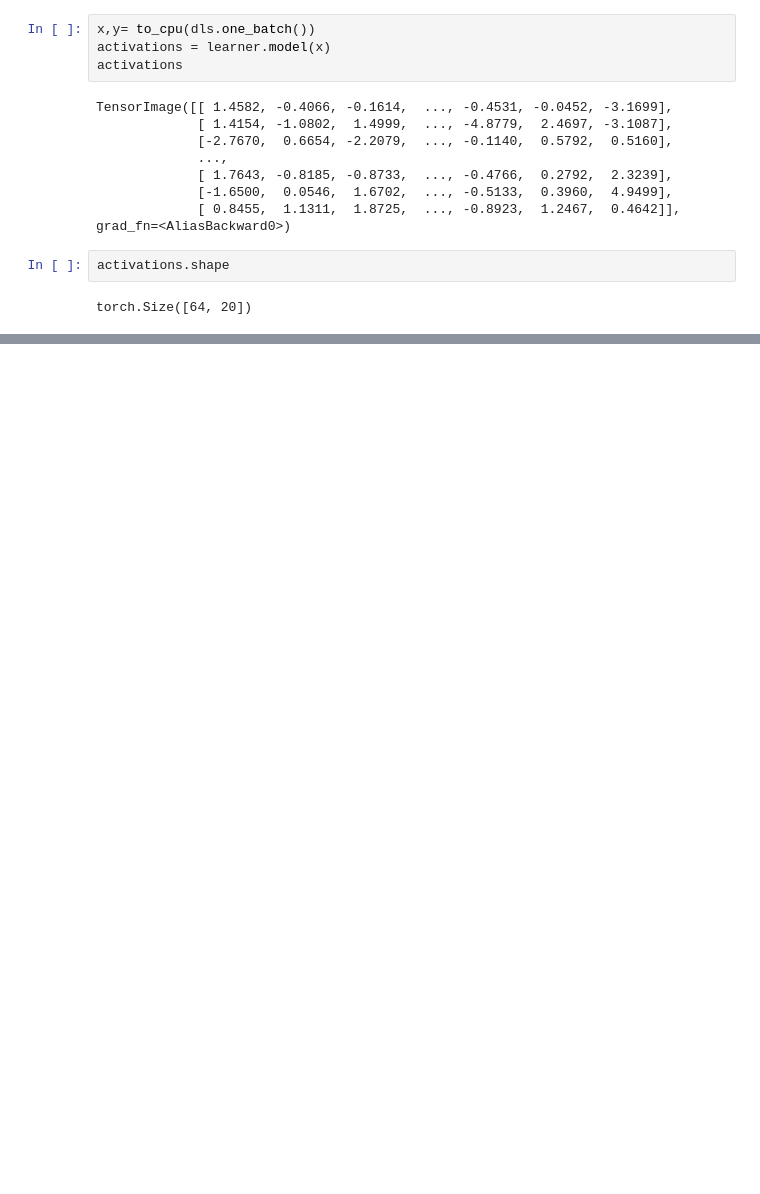
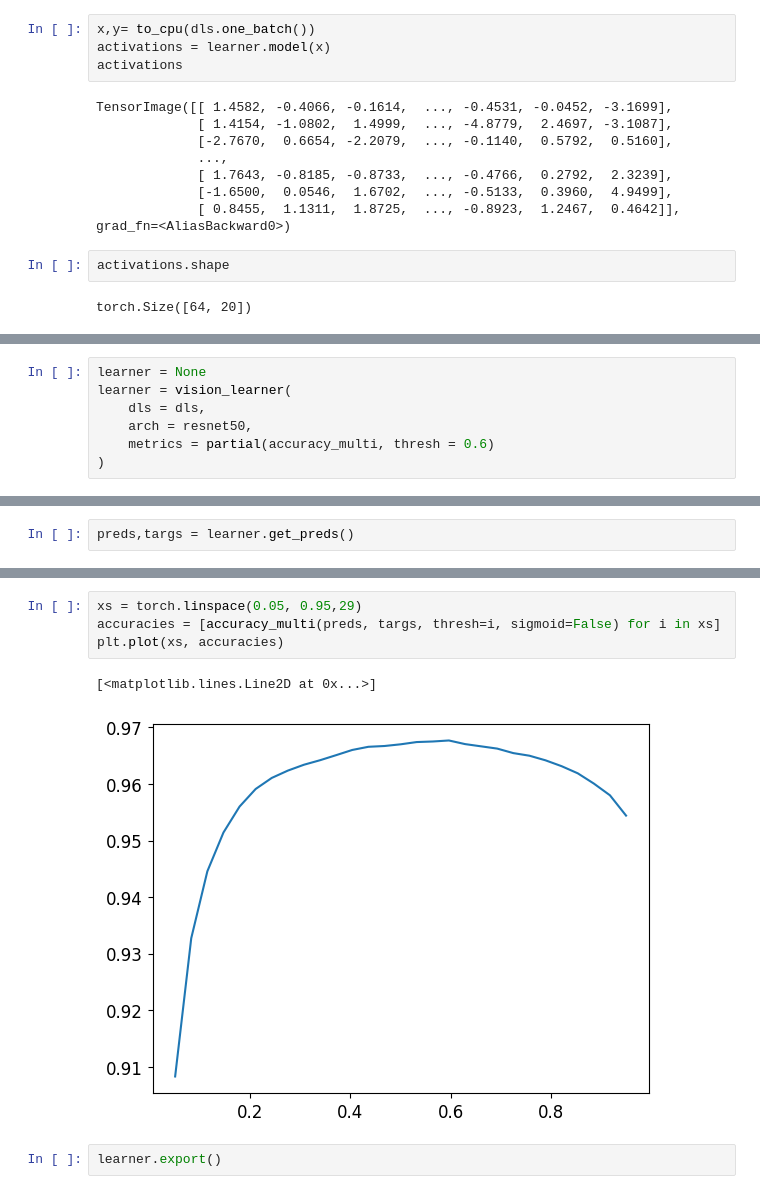
Before and after one commit to mail2venkie/fastbook, a Jupyter notebook: myclean/06_multicat.ipynb, the cells around one changed output, grey strips where cells are left out. Saved outputs shown, nothing was run; the diff lists cells and outputs as text; blank space fills up the shorter version.

```diff
--- a/myclean/06_multicat.ipynb
+++ b/myclean/06_multicat.ipynb
@@ -95,0 +98,7 @@ TensorImage([[0.8113, 0.3997, 0.4597,  ..., 0.3886, 0.4887, 0.0403],
+# %%
+learner = None
+learner = vision_learner(
+    dls = dls,
+    arch = resnet50,
+    metrics = partial(accuracy_multi, thresh = 0.6)
+)
@@ -95,0 +121,2 @@ TensorImage([[0.8113, 0.3997, 0.4597,  ..., 0.3886, 0.4887, 0.0403],
+# %%
+preds,targs = learner.get_preds()
@@ -95,0 +125,9 @@ TensorImage([[0.8113, 0.3997, 0.4597,  ..., 0.3886, 0.4887, 0.0403],
+# %%
+xs = torch.linspace(0.05, 0.95,29)
+accuracies = [accuracy_multi(preds, targs, thresh=i, sigmoid=False) for i in xs]
+plt.plot(xs, accuracies)
+# %% [output]
+[<matplotlib.lines.Line2D at 0x...>]
+[figure, added]
+# %%
+learner.export()
```
Also changed, not shown: parts of 13 cells of this notebook.
